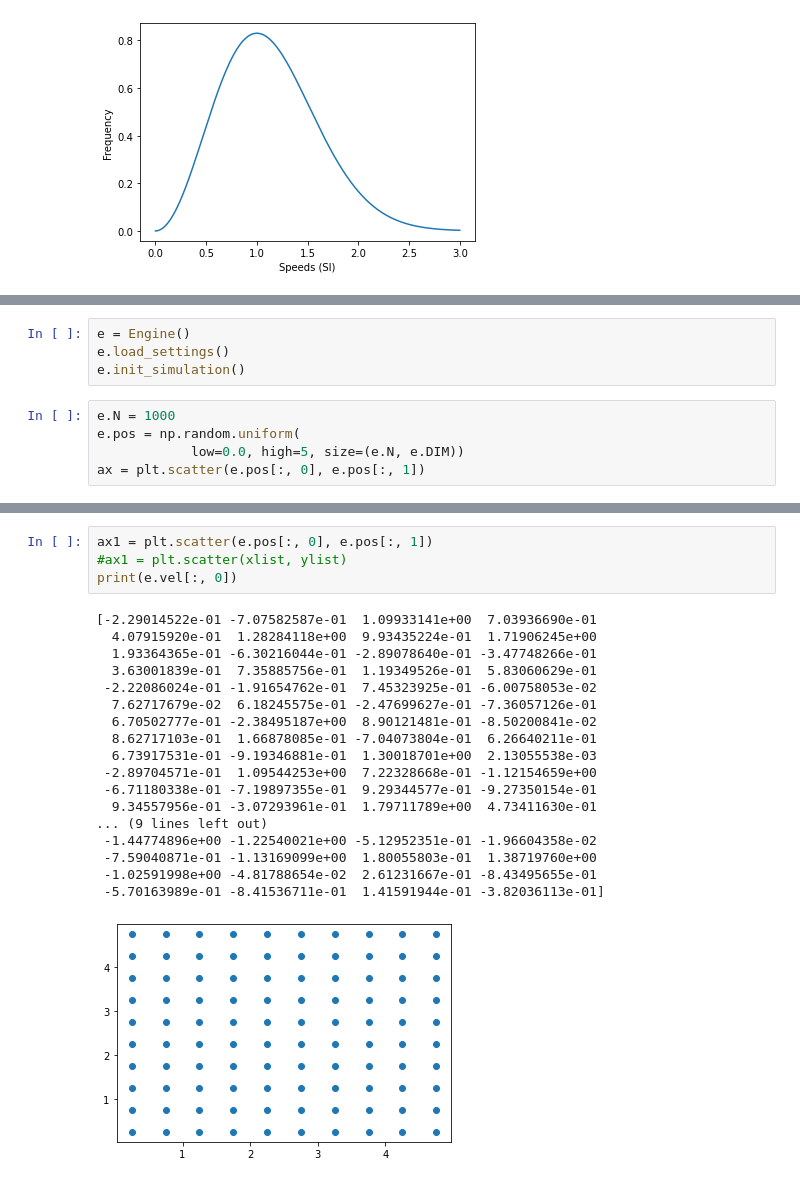
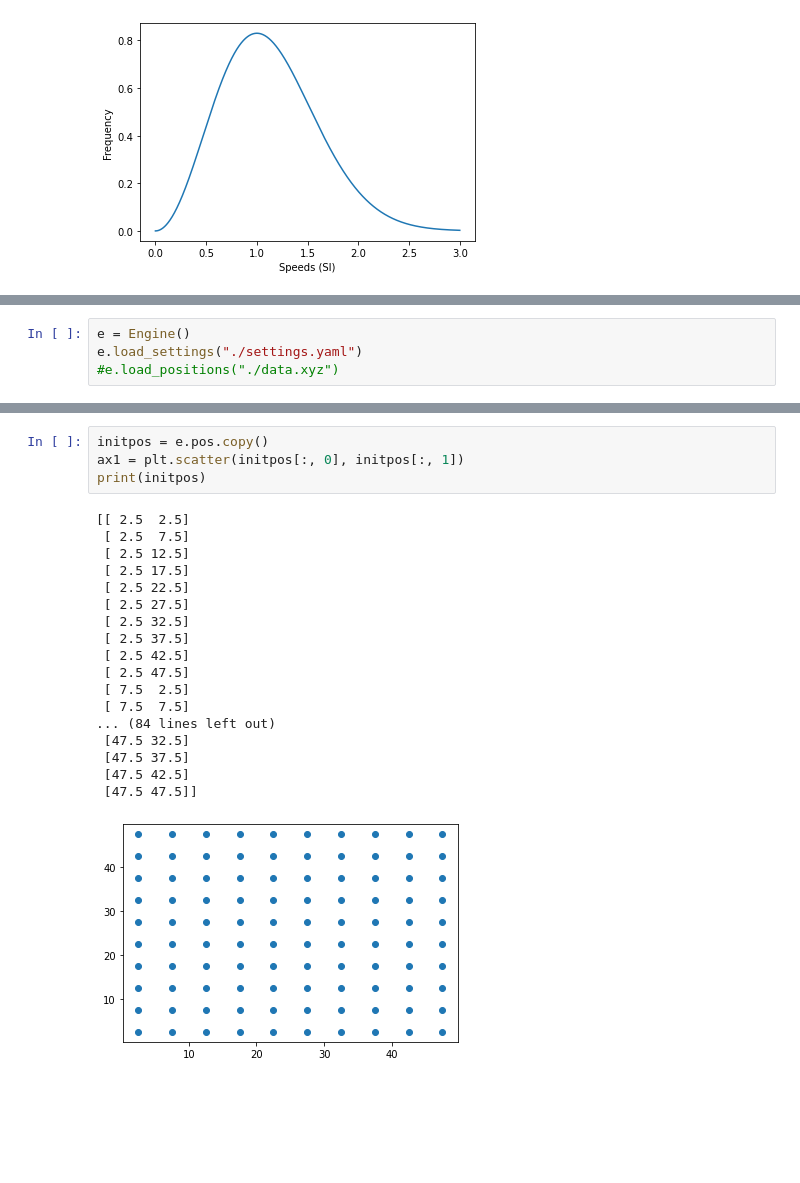
Before and after one commit to rzhadev/sketchmm, a Jupyter notebook: test.ipynb, the cells around one changed output, grey strips where cells are left out. Saved outputs shown, nothing was run; the diff lists cells and outputs as text; blank space fills up the shorter version.

```diff
--- a/test.ipynb
+++ b/test.ipynb
@@ -58,9 +59,4 @@ from scipy.stats import maxwell
 # %%
 e = Engine()
-e.load_settings()
-e.init_simulation()
+e.load_settings("./settings.yaml")
+#e.load_positions("./data.xyz")
-# %%
-e.N = 1000
-e.pos = np.random.uniform(
-            low=0.0, high=5, size=(e.N, e.DIM))
-ax = plt.scatter(e.pos[:, 0], e.pos[:, 1])
@@ -69,23 +63,23 @@ ax = plt.scatter(e.pos[:, 0], e.pos[:, 1])
-# %%
-ax1 = plt.scatter(e.pos[:, 0], e.pos[:, 1])
-#ax1 = plt.scatter(xlist, ylist)
-print(e.vel[:, 0])
-# %% [output]
-[-2.29014522e-01 -7.07582587e-01  1.09933141e+00  7.03936690e-01
-  4.07915920e-01  1.28284118e+00  9.93435224e-01  1.71906245e+00
-  1.93364365e-01 -6.30216044e-01 -2.89078640e-01 -3.47748266e-01
-  3.63001839e-01  7.35885756e-01  1.19349526e-01  5.83060629e-01
- -2.22086024e-01 -1.91654762e-01  7.45323925e-01 -6.00758053e-02
-  7.62717679e-02  6.18245575e-01 -2.47699627e-01 -7.36057126e-01
-  6.70502777e-01 -2.38495187e+00  8.90121481e-01 -8.50200841e-02
-  8.62717103e-01  1.66878085e-01 -7.04073804e-01  6.26640211e-01
-  6.73917531e-01 -9.19346881e-01  1.30018701e+00  2.13055538e-03
- -2.89704571e-01  1.09544253e+00  7.22328668e-01 -1.12154659e+00
- -6.71180338e-01 -7.19897355e-01  9.29344577e-01 -9.27350154e-01
-  9.34557956e-01 -3.07293961e-01  1.79711789e+00  4.73411630e-01
-... (9 lines left out)
- -1.44774896e+00 -1.22540021e+00 -5.12952351e-01 -1.96604358e-02
- -7.59040871e-01 -1.13169099e+00  1.80055803e-01  1.38719760e+00
- -1.02591998e+00 -4.81788654e-02  2.61231667e-01 -8.43495655e-01
- -5.70163989e-01 -8.41536711e-01  1.41591944e-01 -3.82036113e-01]
-[figure, removed]
+# %%
+initpos = e.pos.copy()
+ax1 = plt.scatter(initpos[:, 0], initpos[:, 1])
+print(initpos)
+# %% [output]
+[[ 2.5  2.5]
+ [ 2.5  7.5]
+ [ 2.5 12.5]
+ [ 2.5 17.5]
+ [ 2.5 22.5]
+ [ 2.5 27.5]
+ [ 2.5 32.5]
+ [ 2.5 37.5]
+ [ 2.5 42.5]
+ [ 2.5 47.5]
+ [ 7.5  2.5]
+ [ 7.5  7.5]
+... (84 lines left out)
+ [47.5 32.5]
+ [47.5 37.5]
+ [47.5 42.5]
+ [47.5 47.5]]
+[figure, added]
```
Also changed, not shown: parts of 4 cells of this notebook, 2 other files.
